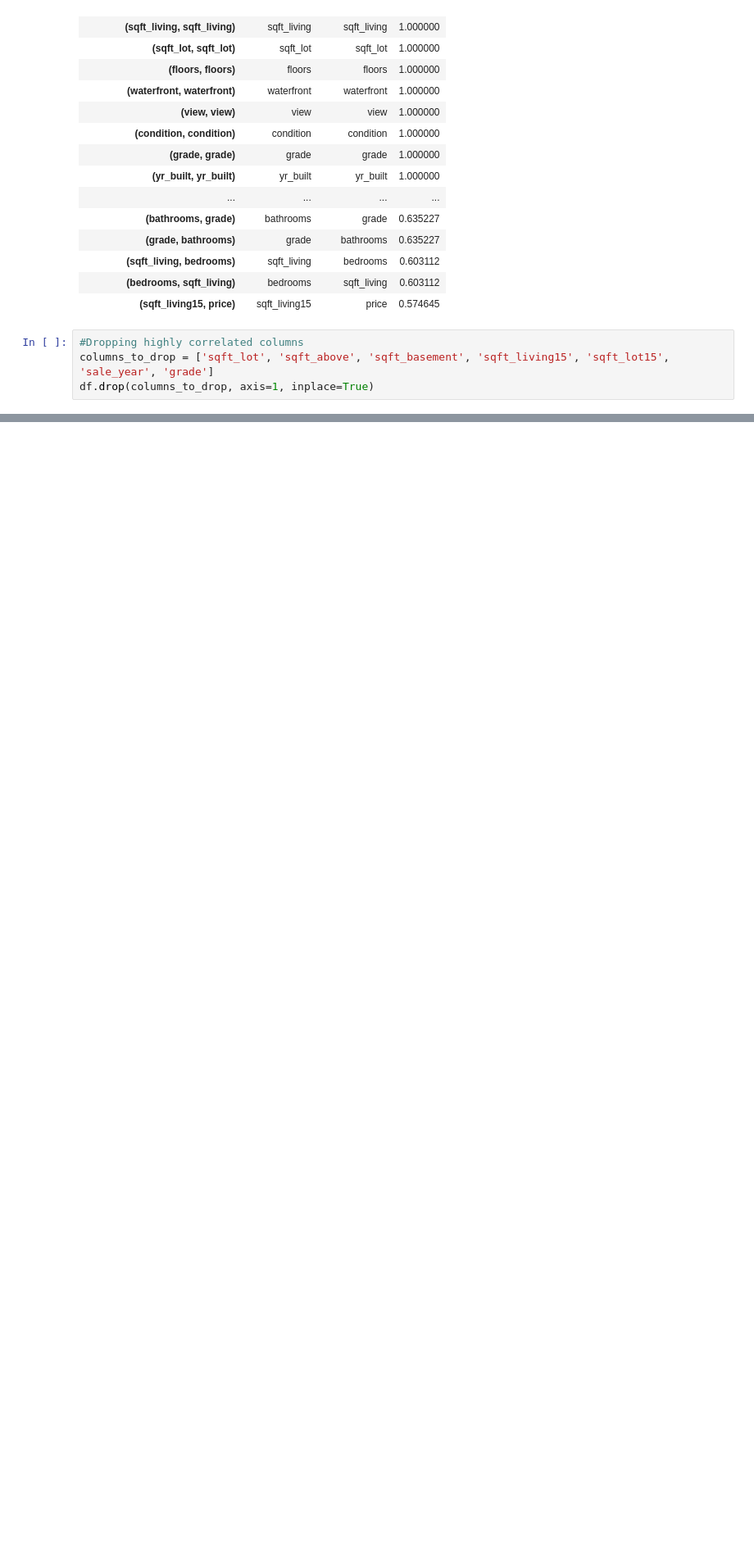
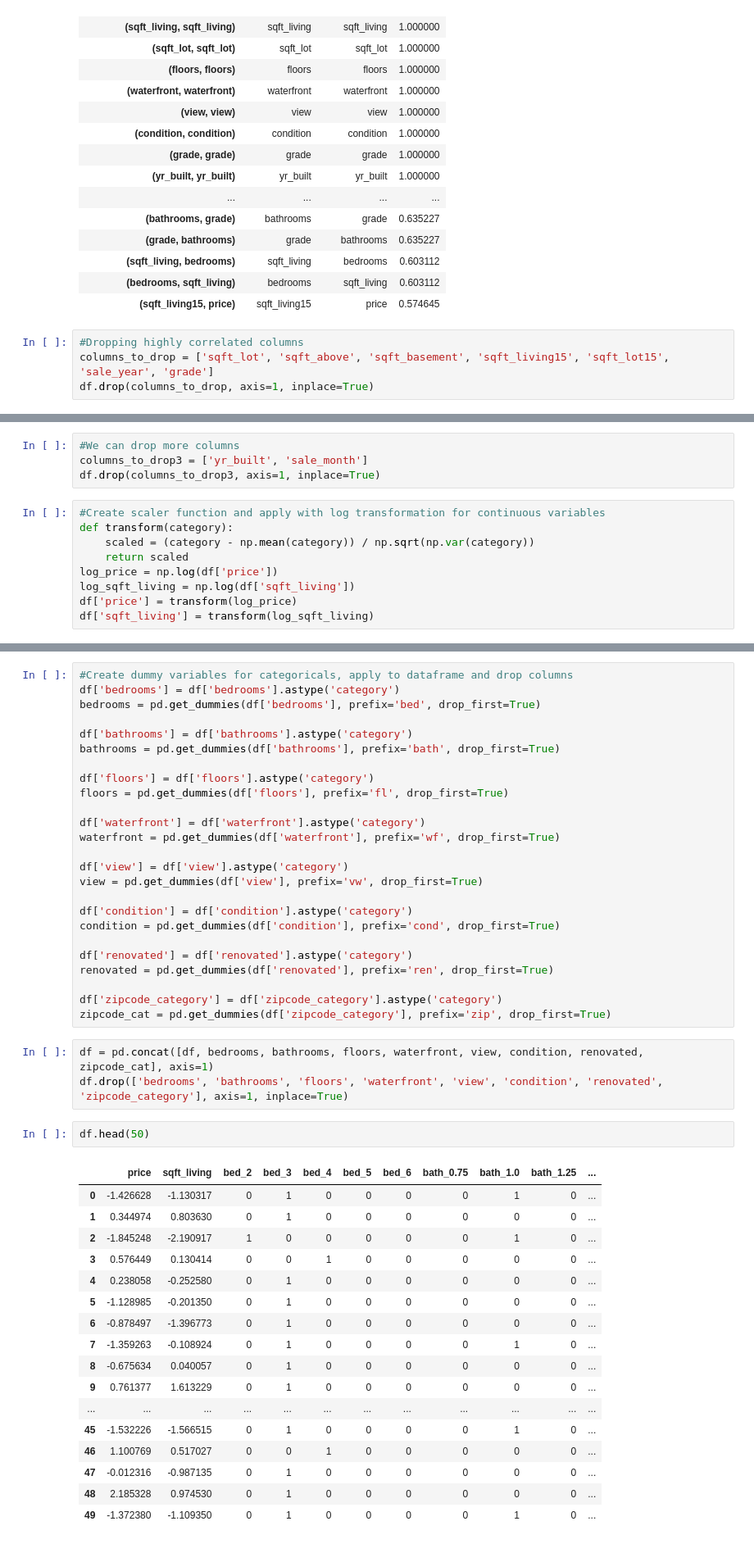
Before and after one commit to JonahFlateman/King-County-Sale-Prices, a Jupyter notebook: student.ipynb, the cells around one changed output, grey strips where cells are left out. Shown at 82% size. Cells and saved outputs as stored; diff of their text form; blank space fills up the shorter version.

```diff
--- a/student.ipynb
+++ b/student.ipynb
@@ -276,0 +382,13 @@ df.head()
+# %%
+#We can drop more columns
+columns_to_drop3 = ['yr_built', 'sale_month']
+df.drop(columns_to_drop3, axis=1, inplace=True)
+# %%
+#Create scaler function and apply with log transformation for continuous variables
+def transform(category):
+    scaled = (category - np.mean(category)) / np.sqrt(np.var(category))
+    return scaled
+log_price = np.log(df['price'])
+log_sqft_living = np.log(df['sqft_living'])
+df['price'] = transform(log_price)
+df['sqft_living'] = transform(log_sqft_living)
@@ -276,0 +404,48 @@ df.head()
+# %%
+#Create dummy variables for categoricals, apply to dataframe and drop columns
+df['bedrooms'] = df['bedrooms'].astype('category')
+bedrooms = pd.get_dummies(df['bedrooms'], prefix='bed', drop_first=True)
+
+df['bathrooms'] = df['bathrooms'].astype('category')
+bathrooms = pd.get_dummies(df['bathrooms'], prefix='bath', drop_first=True)
+
+df['floors'] = df['floors'].astype('category')
+floors = pd.get_dummies(df['floors'], prefix='fl', drop_first=True)
+
+df['waterfront'] = df['waterfront'].astype('category')
+waterfront = pd.get_dummies(df['waterfront'], prefix='wf', drop_first=True)
+
+df['view'] = df['view'].astype('category')
+view = pd.get_dummies(df['view'], prefix='vw', drop_first=True)
+
+df['condition'] = df['condition'].astype('category')
+condition = pd.get_dummies(df['condition'], prefix='cond', drop_first=True)
+
+df['renovated'] = df['renovated'].astype('category')
+renovated = pd.get_dummies(df['renovated'], prefix='ren', drop_first=True)
+
+df['zipcode_category'] = df['zipcode_category'].astype('category')
+zipcode_cat = pd.get_dummies(df['zipcode_category'], prefix='zip', drop_first=True)
+# %%
+df = pd.concat([df, bedrooms, bathrooms, floors, waterfront, view, condition, renovated, zipcode_cat], axis=1)
+df.drop(['bedrooms', 'bathrooms', 'floors', 'waterfront', 'view', 'condition', 'renovated', 'zipcode_category'], axis=1, inplace=True)
+# %%
+df.head(50)
+# %% [output]
+|  | price | sqft_living | bed_2 | bed_3 | bed_4 | bed_5 | bed_6 | bath_0.75 | bath_1.0 | bath_1.25 | ... |
+| 0 | -1.426628 | -1.130317 | 0 | 1 | 0 | 0 | 0 | 0 | 1 | 0 | ... |
+| 1 | 0.344974 | 0.803630 | 0 | 1 | 0 | 0 | 0 | 0 | 0 | 0 | ... |
+| 2 | -1.845248 | -2.190917 | 1 | 0 | 0 | 0 | 0 | 0 | 1 | 0 | ... |
+| 3 | 0.576449 | 0.130414 | 0 | 0 | 1 | 0 | 0 | 0 | 0 | 0 | ... |
+| 4 | 0.238058 | -0.252580 | 0 | 1 | 0 | 0 | 0 | 0 | 0 | 0 | ... |
+| 5 | -1.128985 | -0.201350 | 0 | 1 | 0 | 0 | 0 | 0 | 0 | 0 | ... |
+| 6 | -0.878497 | -1.396773 | 0 | 1 | 0 | 0 | 0 | 0 | 0 | 0 | ... |
+| 7 | -1.359263 | -0.108924 | 0 | 1 | 0 | 0 | 0 | 0 | 1 | 0 | ... |
+| 8 | -0.675634 | 0.040057 | 0 | 1 | 0 | 0 | 0 | 0 | 0 | 0 | ... |
+| 9 | 0.761377 | 1.613229 | 0 | 1 | 0 | 0 | 0 | 0 | 0 | 0 | ... |
+| ... | ... | ... | ... | ... | ... | ... | ... | ... | ... | ... | ... |
+| 45 | -1.532226 | -1.566515 | 0 | 1 | 0 | 0 | 0 | 0 | 1 | 0 | ... |
+| 46 | 1.100769 | 0.517027 | 0 | 0 | 1 | 0 | 0 | 0 | 0 | 0 | ... |
+| 47 | -0.012316 | -0.987135 | 0 | 1 | 0 | 0 | 0 | 0 | 0 | 0 | ... |
+| 48 | 2.185328 | 0.974530 | 0 | 1 | 0 | 0 | 0 | 0 | 0 | 0 | ... |
+| 49 | -1.372380 | -1.109350 | 0 | 1 | 0 | 0 | 0 | 0 | 1 | 0 | ... |
```
Also changed, not shown: parts of 19 cells of this notebook.
